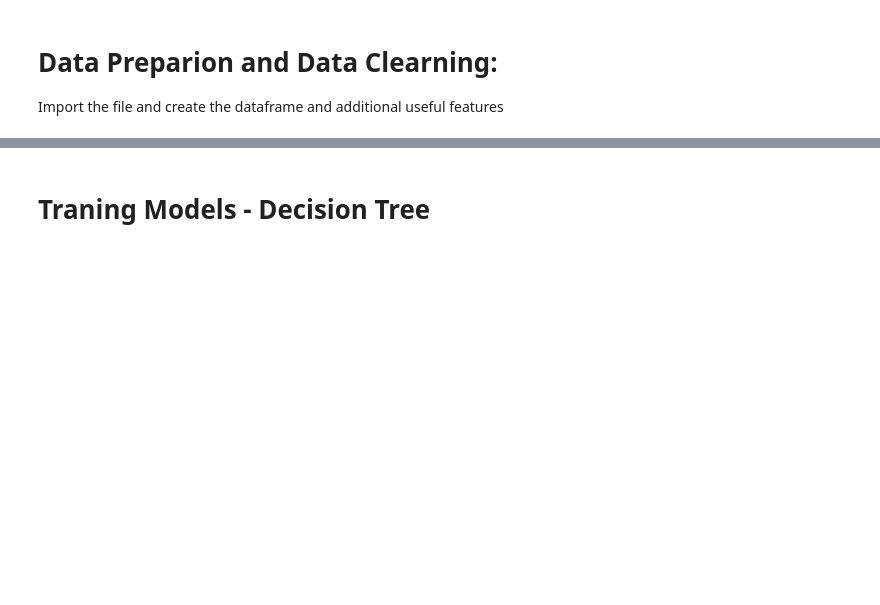
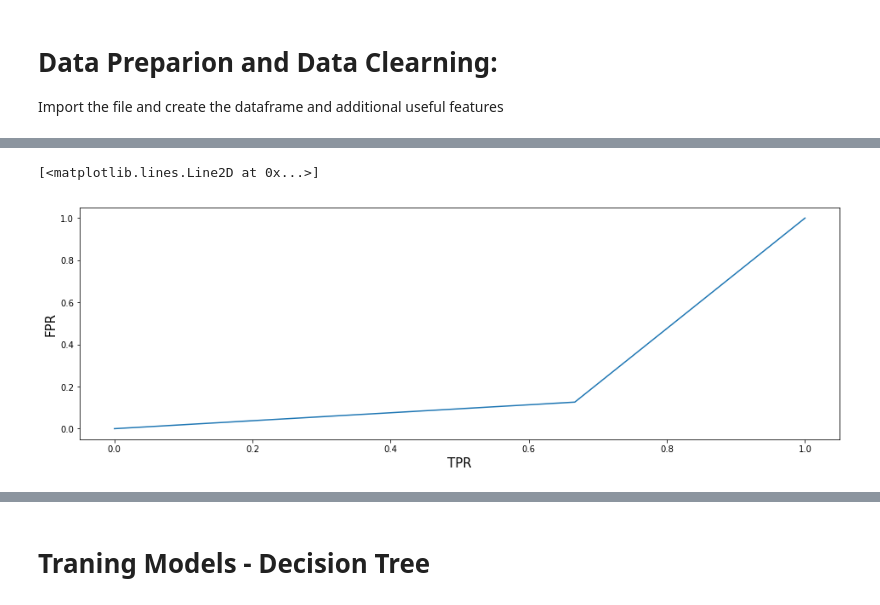
Before and after one commit to heng2j/-Twitter-Account-Bot-or-not-Bot, a Jupyter notebook: Prediction for Bot or not Bot twitter accounts.ipynb, the cells around one changed output, grey strips where cells are left out. Drawn from its saved outputs; the diff is of its cells as text; code cells hidden in the pictures; blank space fills up the shorter version.

```diff
--- a/Prediction for Bot or not Bot twitter accounts.ipynb
+++ b/Prediction for Bot or not Bot twitter accounts.ipynb
@@ -68,0 +286,9 @@ Y_test = test_df['bot']
+# %%
+fpr, tpr, thresholds = metrics.roc_curve(y_test_NB, predicted,pos_label=1)
+metrics.auc(fpr,tpr)
+plt.ylabel('FPR',fontsize=15)
+plt.xlabel('TPR',fontsize=15)
+plt.plot(tpr,fpr)
+# %% [output]
+[<matplotlib.lines.Line2D at 0x...>]
+[figure, added]
```
Also changed, not shown: parts of 25 cells of this notebook.
